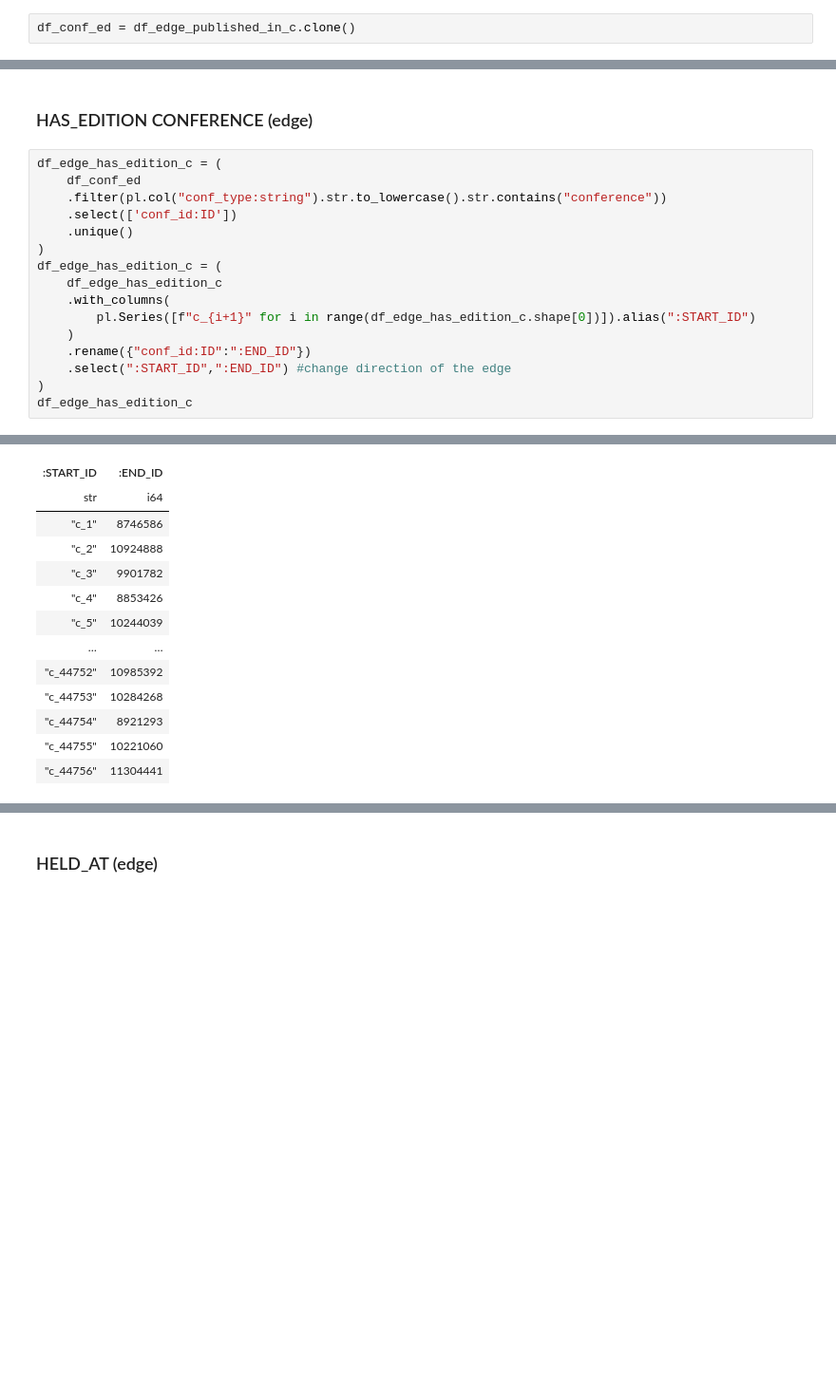
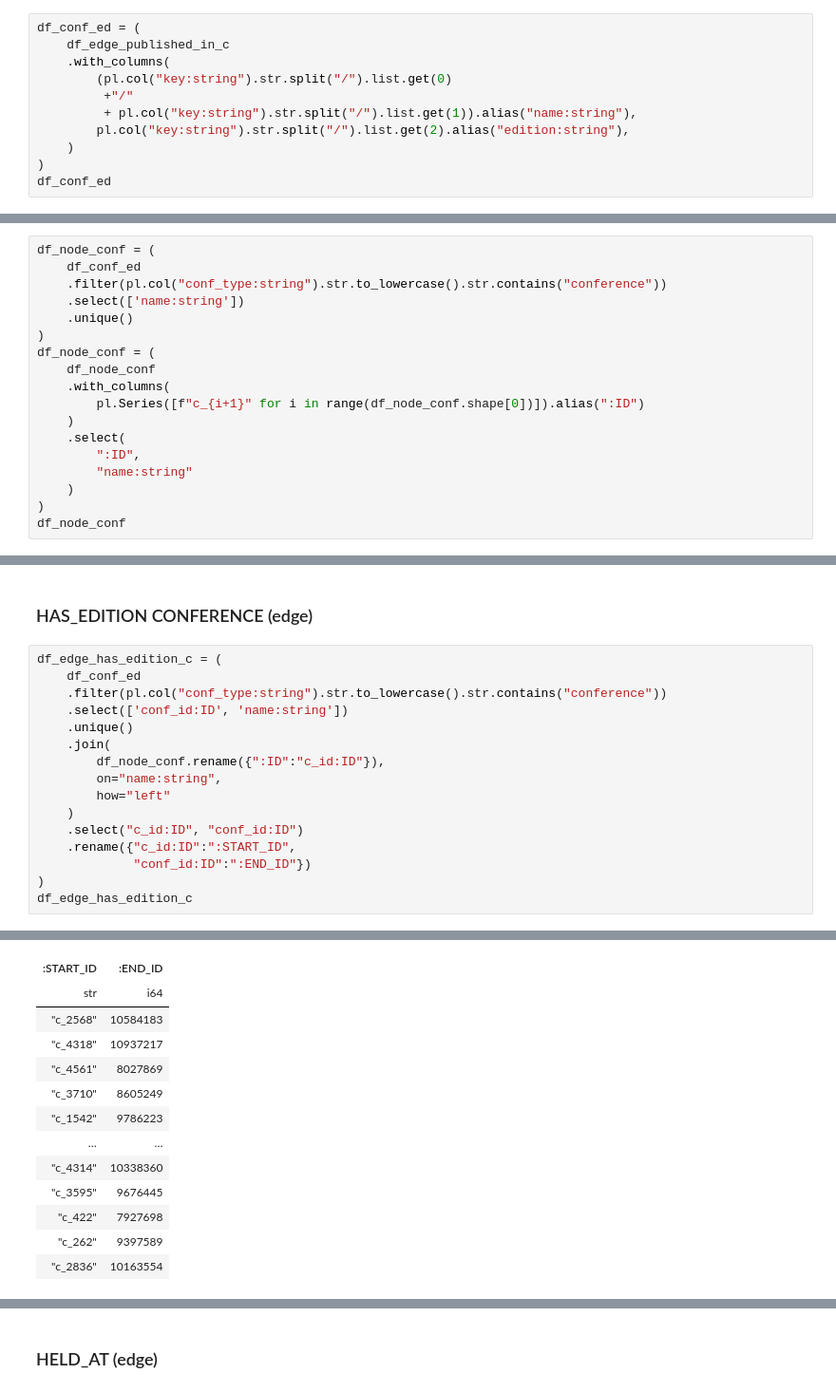
Before and after one commit to romj99/big_data_management_01, a Jupyter notebook: main.ipynb, the cells around one changed output, grey strips where cells are left out. Shown at 95% size. Cells and saved outputs as stored; diff of their text form; blank space fills up the shorter version.

```diff
--- a/main.ipynb
+++ b/main.ipynb
@@ -931,2 +931,11 @@ shape: (748_078, 6)
 # %%
-df_conf_ed = df_edge_published_in_c.clone()
+df_conf_ed = (
+    df_edge_published_in_c
+    .with_columns(
+        (pl.col("key:string").str.split("/").list.get(0)
+         +"/"
+         + pl.col("key:string").str.split("/").list.get(1)).alias("name:string"),
+        pl.col("key:string").str.split("/").list.get(2).alias("edition:string"),
+    )
+)
+df_conf_ed
@@ -1012,0 +1050,18 @@ shape: (14_168, 1)
+# %%
+df_node_conf = (
+    df_conf_ed
+    .filter(pl.col("conf_type:string").str.to_lowercase().str.contains("conference"))
+    .select(['name:string'])
+    .unique()
+)
+df_node_conf = (
+    df_node_conf
+    .with_columns(
+        pl.Series([f"c_{i+1}" for i in range(df_node_conf.shape[0])]).alias(":ID")
+    )
+    .select(
+        ":ID",
+        "name:string"
+    )
+)
+df_node_conf
@@ -1015,31 +1085,31 @@ shape: (14_168, 1)
 # %%
 df_edge_has_edition_c = (
     df_conf_ed
     .filter(pl.col("conf_type:string").str.to_lowercase().str.contains("conference"))
-    .select(['conf_id:ID'])
+    .select(['conf_id:ID', 'name:string'])
     .unique()
-)
-df_edge_has_edition_c = (
-    df_edge_has_edition_c
-    .with_columns(
-        pl.Series([f"c_{i+1}" for i in range(df_edge_has_edition_c.shape[0])]).alias(":START_ID")
+    .join(
+        df_node_conf.rename({":ID":"c_id:ID"}),
+        on="name:string",
+        how="left"
     )
-    .rename({"conf_id:ID":":END_ID"})
-    .select(":START_ID",":END_ID") #change direction of the edge
+    .select("c_id:ID", "conf_id:ID")
+    .rename({"c_id:ID":":START_ID",
+             "conf_id:ID":":END_ID"})
 )
 df_edge_has_edition_c
 # %% [output]
 shape: (44_756, 2)
 | :START_ID | :END_ID |
 | str | i64 |
-| "c_1" | 8746586 |
-| "c_2" | 10924888 |
-| "c_3" | 9901782 |
-| "c_4" | 8853426 |
-| "c_5" | 10244039 |
+| "c_2568" | 10584183 |
+| "c_4318" | 10937217 |
+| "c_4561" | 8027869 |
+| "c_3710" | 8605249 |
+| "c_1542" | 9786223 |
 | … | … |
-| "c_44752" | 10985392 |
-| "c_44753" | 10284268 |
-| "c_44754" | 8921293 |
-| "c_44755" | 10221060 |
-| "c_44756" | 11304441 |
+| "c_4314" | 10338360 |
+| "c_3595" | 9676445 |
+| "c_422" | 7927698 |
+| "c_262" | 9397589 |
+| "c_2836" | 10163554 |
```
Also changed, not shown: parts of 34 cells of this notebook.
